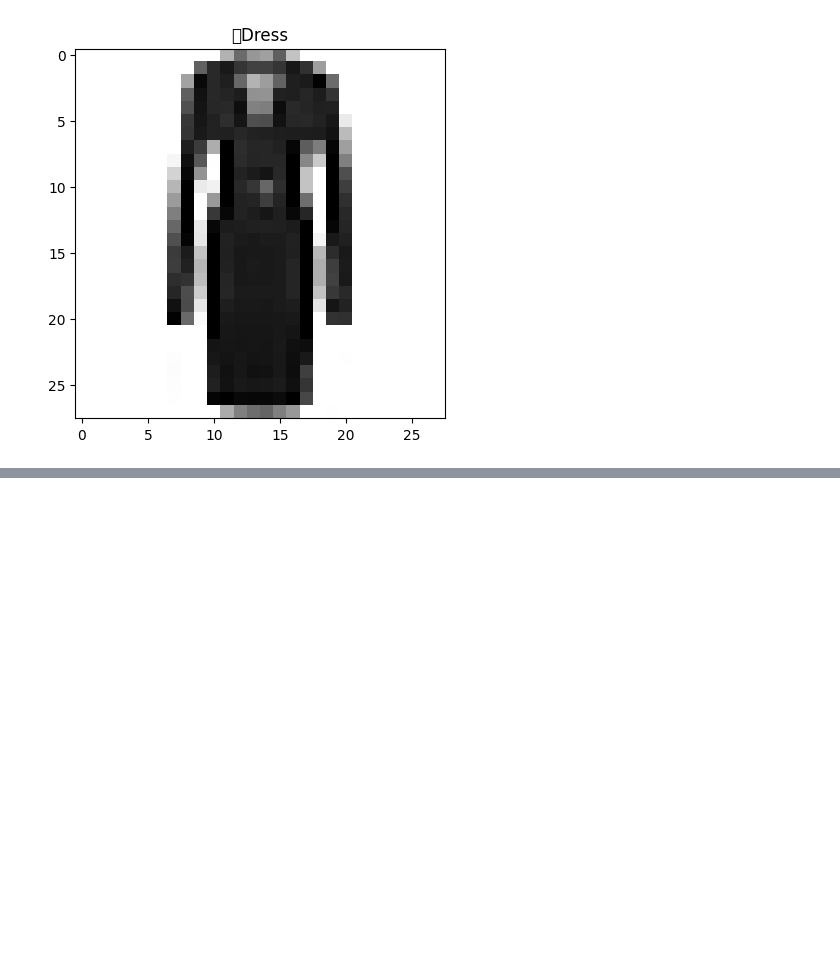
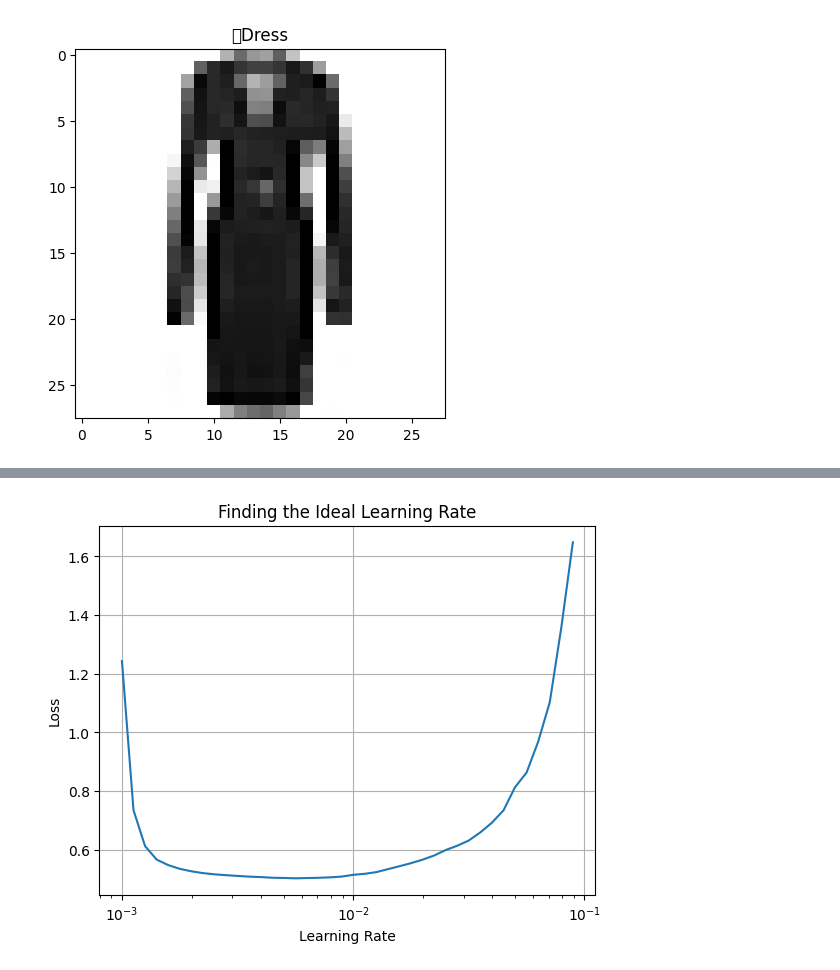
Before and after one commit to RaiUttamRai/Adding-a-file-in-dot-net-core-mvc, a Jupyter notebook: Fashion_mnist(Multiclass_Classificaiton).ipynb, the cells around one changed output, grey strips where cells are left out. Drawn from its saved outputs; the diff is of its cells as text; code cells hidden in the pictures; blank space fills up the shorter version.

```diff
--- a/Fashion_mnist(Multiclass_Classificaiton).ipynb
+++ b/Fashion_mnist(Multiclass_Classificaiton).ipynb
@@ -84,0 +187,21 @@ for i in range(4):
+# %%
+#find the ideal learning rate
+#seeds the data
+tf.random.set_seed(42)
+#create a model
+model_2= tf.keras.Sequential([
+    tf.keras.layers.Flatten(input_shape=(28,28)),
+    tf.keras.layers.Dense(4,activation="relu"),
+    tf.keras.layers.Dense(4,activation="relu"),
+    tf.keras.layers.Dense(10,activation=tf.keras.activations.softmax)
+])
+#compile
+model_2.compile(
+    loss=tf.keras.losses.SparseCategoricalCrossentropy(),
+    optimizer=tf.keras.optimizers.Adam(),
+    metrics=["accuracy"]
+)
+#create the learning rate callbacks=
+lr_scheduler= tf.keras.callbacks.LearningRateScheduler(lambda epochs:1e-3*10**(epochs/20))
+#fit the model
+find_lr_history=model_2.fit(train_data_norm,train_labels,epochs=40,validation_data=(test_data_norm,test_labels),callbacks=[lr_scheduler])
@@ -84,0 +226,18 @@ for i in range(4):
+# %%
+#plot the learning rate decay curve
+import numpy as np
+import matplotlib.pyplot as plt
+import tensorflow as tf
+
+# Generate 40 learning rates from 1e-6 to 1e-1 (log scale)
+lrs = 1e-3 * (10 ** (np.arange(40) / 20))
+
+# Plot
+plt.semilogx(lrs, find_lr_history.history["loss"])
+plt.xlabel("Learning Rate")
+plt.ylabel("Loss")
+plt.title("Finding the Ideal Learning Rate")
+plt.grid(True)
+plt.show()
+# %% [output]
+[figure, added]
```
Also changed, not shown: parts of 20 cells of this notebook.
